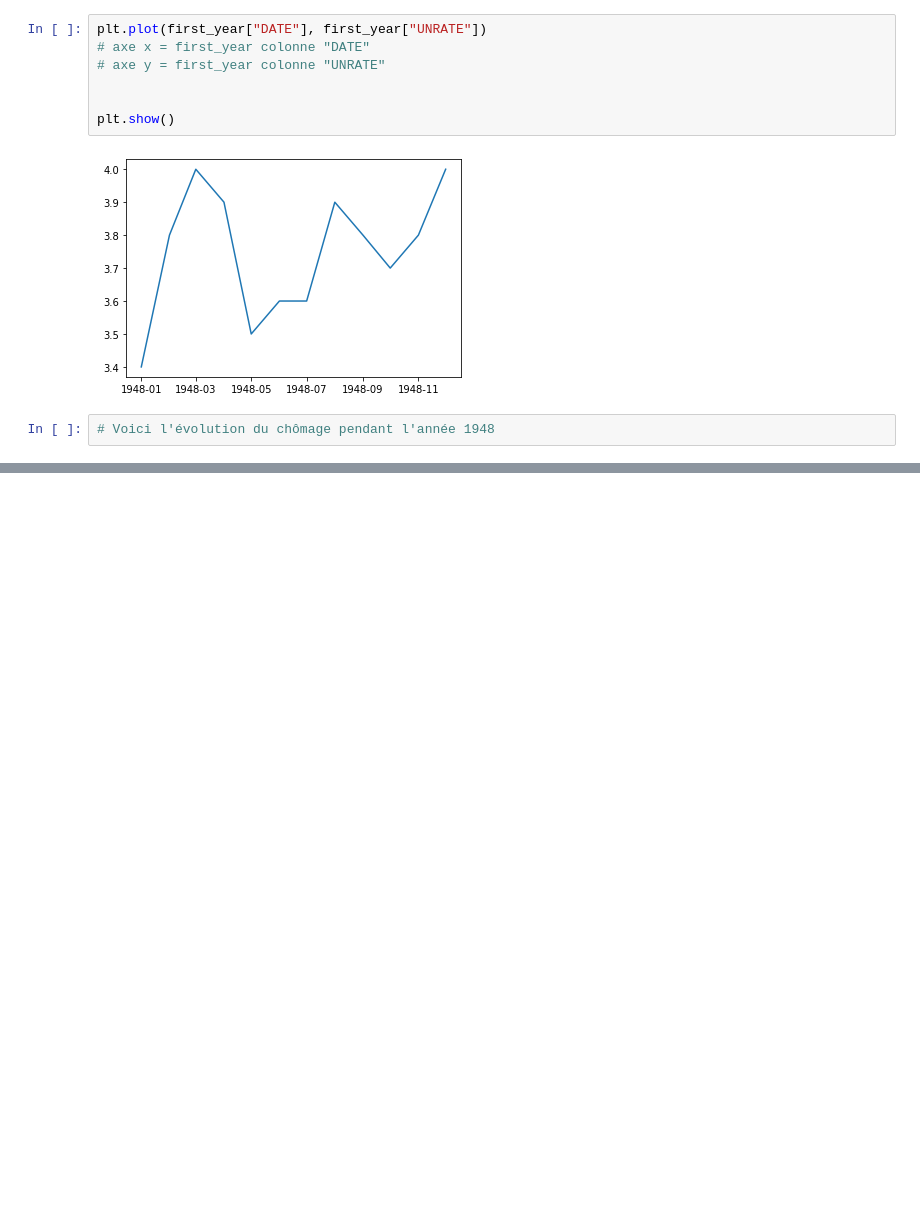
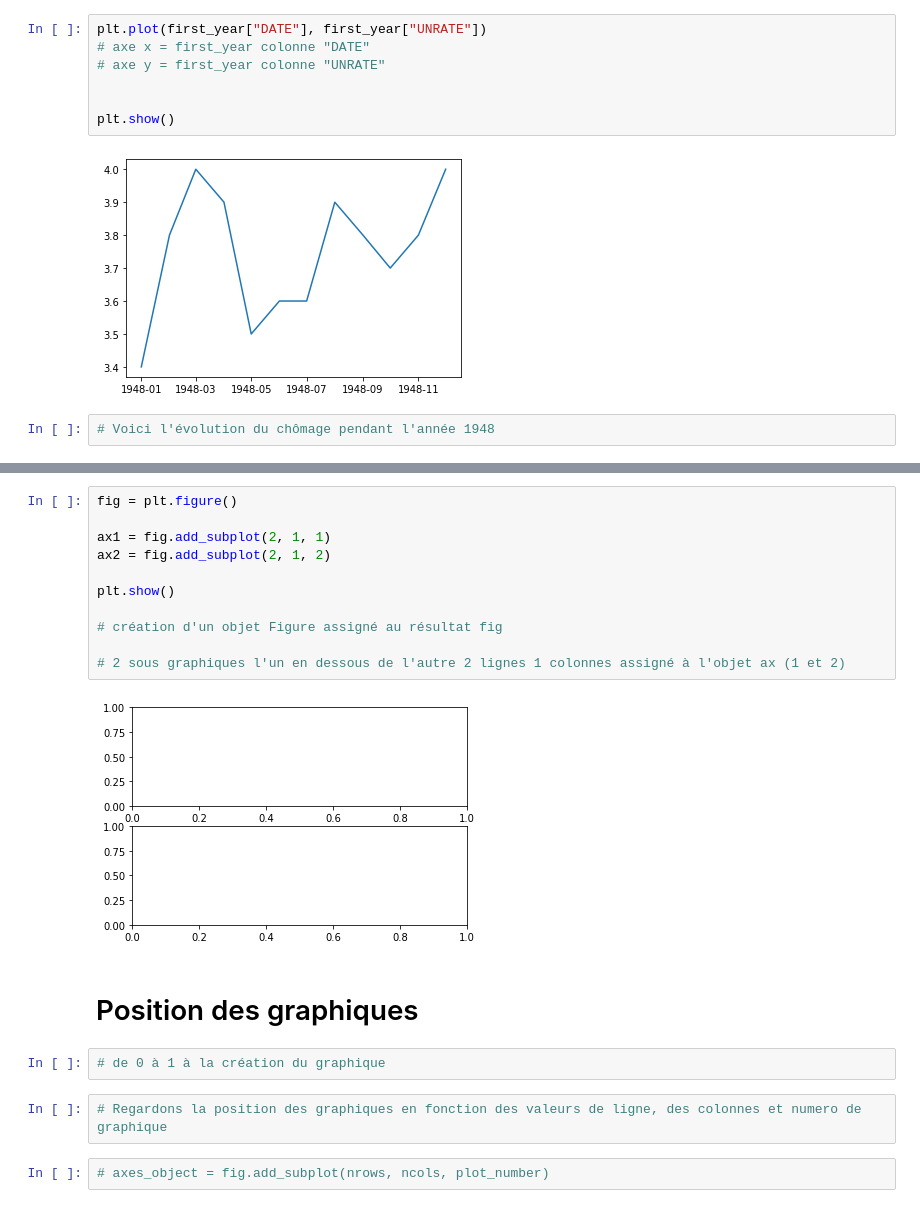
Before and after one commit to brunoharlein/pandas_is_cool, a Jupyter notebook: Cours Pandas.ipynb, the cells around one changed output, grey strips where cells are left out. Cells and saved outputs as stored; diff of their text form; blank space fills up the shorter version.

```diff
--- a/Cours Pandas.ipynb
+++ b/Cours Pandas.ipynb
@@ -2656,0 +2762,21 @@ plt.show()
+# %%
+fig = plt.figure()
+
+ax1 = fig.add_subplot(2, 1, 1)
+ax2 = fig.add_subplot(2, 1, 2)
+
+plt.show()
+
+# création d'un objet Figure assigné au résultat fig
+
+# 2 sous graphiques l'un en dessous de l'autre 2 lignes 1 colonnes assigné à l'objet ax (1 et 2)
+# %% [output]
+[figure, added]
+# %% [markdown]
+# Position des graphiques
+# %%
+# de 0 à 1 à la création du graphique
+# %%
+# Regardons la position des graphiques en fonction des valeurs de ligne, des colonnes et numero de graphique
+# %%
+# axes_object = fig.add_subplot(nrows, ncols, plot_number)
```
Also changed, not shown: parts of 53 cells of this notebook, 4 other files.
